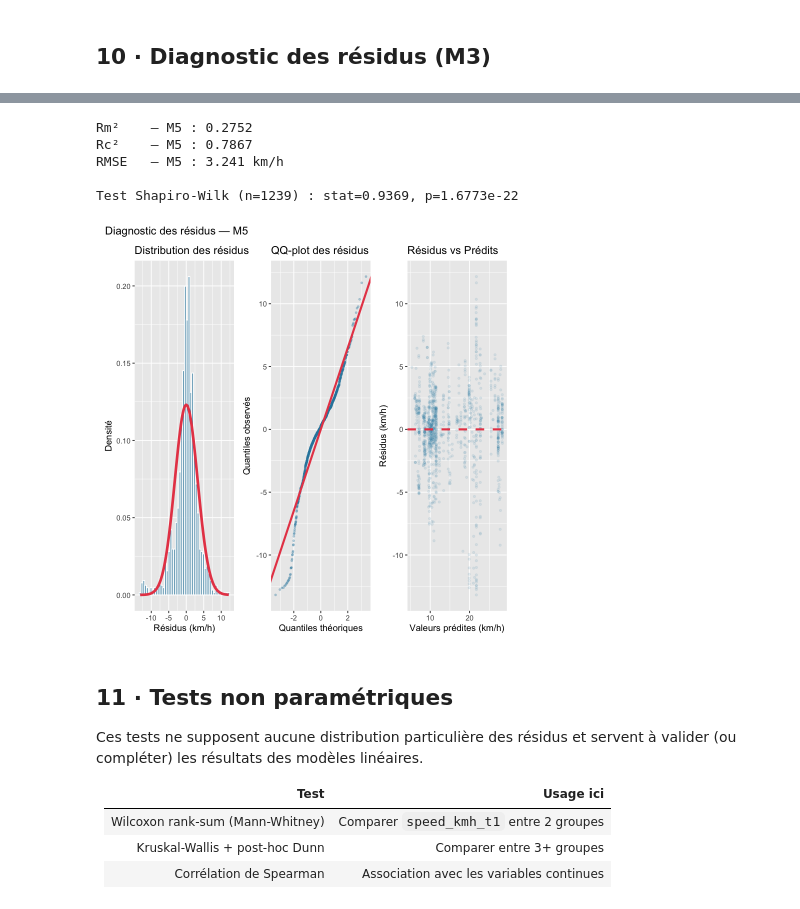
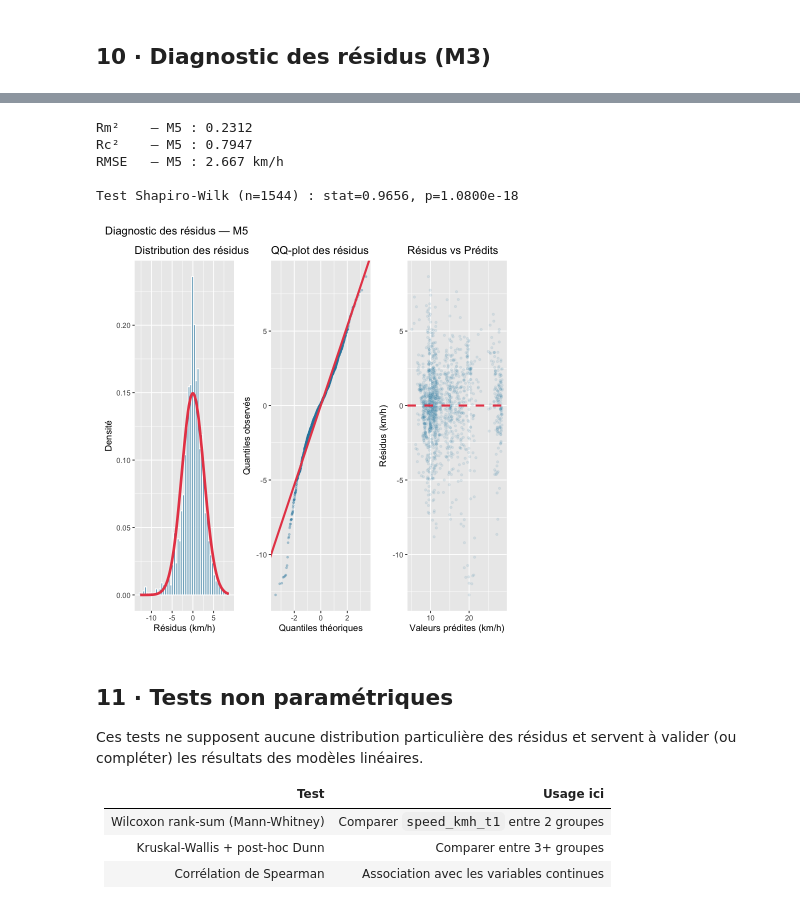
Before and after one commit to martin1207/newmob_modeling, a Jupyter notebook: escooter_linear_speed_R.ipynb, the cells around one changed output, grey strips where cells are left out. Saved outputs shown, nothing was run; the diff lists cells and outputs as text; code cells hidden in the pictures.

```diff
--- a/escooter_linear_speed_R.ipynb
+++ b/escooter_linear_speed_R.ipynb
@@ -48,7 +75,7 @@ A data.frame: 4 × 86
 # %%
 # ── Vitesse (speed_kmh) en fonction de la frame, un panneau par clip ─────────
 df_raw <- df_raw %>% filter(speed_kmh > 1,
-#source != "335t_2023-04-28 08_04_24_335t_19_56_23_32"
+source != "335t_2023-04-28 08_04_24_335t_19_56_23_32"
 # & source != "391t_2022-10-09 16_42_09_391t_1_57_4_03"
 # & source != "335t_2023-06-02 08_06_18_335t_16_23_17_04"
 ## & source != "371t_2023-10-19_18_05_20_371t_0_09_1_34"
@@ -118,6 +145,13 @@ df_1hz <- df_raw %>%
     n_pedestrians_stationary     = median(n_pedestrians_stationary,           na.rm = TRUE),
     n_pedestrians_same_direction  = median(n_pedestrians_same_direction,      na.rm = TRUE),
     n_cyclists_crossing          = median(n_cyclists_crossing,                na.rm = TRUE),
+
+    # ── Distances piétons (NA si aucun piéton détecté dans la seconde) ─────
+    ped_min_distance_m   = suppressWarnings(min(ped_min_distance_m,   na.rm = TRUE)),
+    ped_mean_distance_m  = mean(ped_mean_distance_m,                  na.rm = TRUE),
+    ped_max_distance_m   = suppressWarnings(max(ped_max_distance_m,   na.rm = TRUE)),
+    n_ped_detected       = mean(n_ped_detected,                       na.rm = TRUE),
+
     # ── Variables contextuelles (première valeur disponible) ────────────────
     WEATHER_LABEL                = first(na.omit(WEATHER_LABEL)),
     LIGHTING_LABEL               = first(na.omit(LIGHTING_LABEL)),
@@ -127,7 +161,10 @@ df_1hz <- df_raw %>%
   arrange(source, second) %>%
   group_by(source) %>%
   mutate(speed_kmh_t1 = ifelse(second == max(second), NA_real_, speed_kmh_t1)) %>%
-  ungroup()
+  ungroup() %>%
+  # min/max sur vecteur tout-NA renvoient ±Inf → on remet en NA
+  mutate(across(c(ped_min_distance_m, ped_mean_distance_m, ped_max_distance_m),
+                ~ ifelse(is.finite(.), ., NA_real_)))
 
 cat(sprintf("Après réduction 1 Hz : %s secondes — %d trajets\n",
             format(nrow(df_1hz), big.mark = ","),
@@ -438,7 +495,10 @@ df_model <- df_model %>%
 # %%
 r5 <- run_mixed_linear_panel(
   df_model,
-  rhs = "genre  + z_n_pedestrians + at_intersection + z_prop_interaction_same_direction + is_afternoon",
+  rhs = "genre  + z_n_pedestrians + at_intersection + z_prop_interaction_same_direction + is_afternoon + z_ped_min_distance_m
+
+
+  ",
   model_name   = "M5_mixed",
   panel_id_col = c("rider_id","source"),
   method       = "REML"   # "ML" (défaut) ou "REML"
@@ -642,24 +680,0 @@ effets aléatoires que M5.
-# %%
-# ── Bins de vitesse (quartiles empiriques) ────────────────────────────────
-if (!requireNamespace("ordinal", quietly = TRUE)) install.packages("ordinal")
-library(ordinal)
-
-q1  <- quantile(df_model$speed_kmh_t1, 0.25, na.rm = TRUE)
-med <- quantile(df_model$speed_kmh_t1, 0.50, na.rm = TRUE)
-q3  <- quantile(df_model$speed_kmh_t1, 0.75, na.rm = TRUE)
-
-cat(sprintf("Breaks utilisés : 0 / %.1f (Q1) / %.1f (med) / %.1f (Q3) / Inf\n",
-            q1, med, q3))
-
-df_model <- df_model %>%
-  mutate(speed_cat = cut(speed_kmh_t1,
-                         breaks = c(0, q1, med, q3, Inf),
-                         labels = c("lent", "modere", "rapide", "tres_rapide"),
-                         right  = TRUE,
-                         ordered_result = TRUE))
-
-cat("\nDistribution des bins :\n")
-print(table(df_model$speed_cat))
-cat(sprintf("\n%% par bin : %s\n",
-            paste(round(prop.table(table(df_model$speed_cat)) * 100, 1),
-                  collapse = " / ")))
@@ -1114,7 +983,7 @@ Test Shapiro-Wilk (n=1239) : stat=0.9804, p=6.4237e-12
 # %%
 data_m5 <- df_model %>%
   dplyr::select(speed_kmh_t1, genre, z_n_pedestrians, at_intersection,
-         z_prop_interaction_same_direction, is_afternoon,
+         z_prop_interaction_same_direction, is_afternoon,z_ped_min_distance_m,
          rider_id, source) %>%
   filter(complete.cases(.))
 
@@ -1138,38 +1007,38 @@ p_hist <- ggplot(resid_df, aes(x = resid)) +
 
 # 2. QQ-plot
 qq_data <- data.frame(
   sample    = sort(residuals),
   theorical = qnorm(ppoints(length(residuals)))
 )
 p_qq <- ggplot(qq_data, aes(x = theorical, y = sample)) +
   geom_point(alpha = 0.3, size = 0.8, color = COLOR_A) +
   geom_abline(slope = sd(residuals), intercept = 0,
               color = COLOR_B, linewidth = 1.2) +
   labs(x = "Quantiles théoriques", y = "Quantiles observés",
        title = "QQ-plot des résidus")
 
 # 3. Résidus vs valeurs prédites
 p_rv <- ggplot(resid_df, aes(x = y_pred, y = resid)) +
   geom_point(alpha = 0.1, size = 1, color = COLOR_A) +
   geom_hline(yintercept = 0, color = COLOR_B, linetype = "dashed", linewidth = 1.2) +
   labs(x = "Valeurs prédites (km/h)", y = "Résidus (km/h)",
        title = "Résidus vs Prédits")
 
 (p_hist | p_qq | p_rv) +
   plot_annotation(title = "Diagnostic des résidus — M5")
 
 # Test de normalité Shapiro-Wilk (sous-échantillon)
 n_test    <- min(5000, length(residuals))
 sw_result <- shapiro.test(sample(residuals, n_test))
 cat(sprintf("\nTest Shapiro-Wilk (n=%d) : stat=%.4f, p=%.4e\n",
             n_test, sw_result$statistic, sw_result$p.value))
 # %% [output]
-Rm²    — M5 : 0.2752
-Rc²    — M5 : 0.7867
-RMSE   — M5 : 3.241 km/h
+Rm²    — M5 : 0.2312
+Rc²    — M5 : 0.7947
+RMSE   — M5 : 2.667 km/h
 
-Test Shapiro-Wilk (n=1239) : stat=0.9369, p=1.6773e-22
+Test Shapiro-Wilk (n=1544) : stat=0.9656, p=1.0800e-18
-[figure, old version]
+[figure, new version]
 # %% [markdown]
 ## 11 · Tests non paramétriques
 
```
Also changed, not shown: parts of 30 cells of this notebook, 5 other files.
